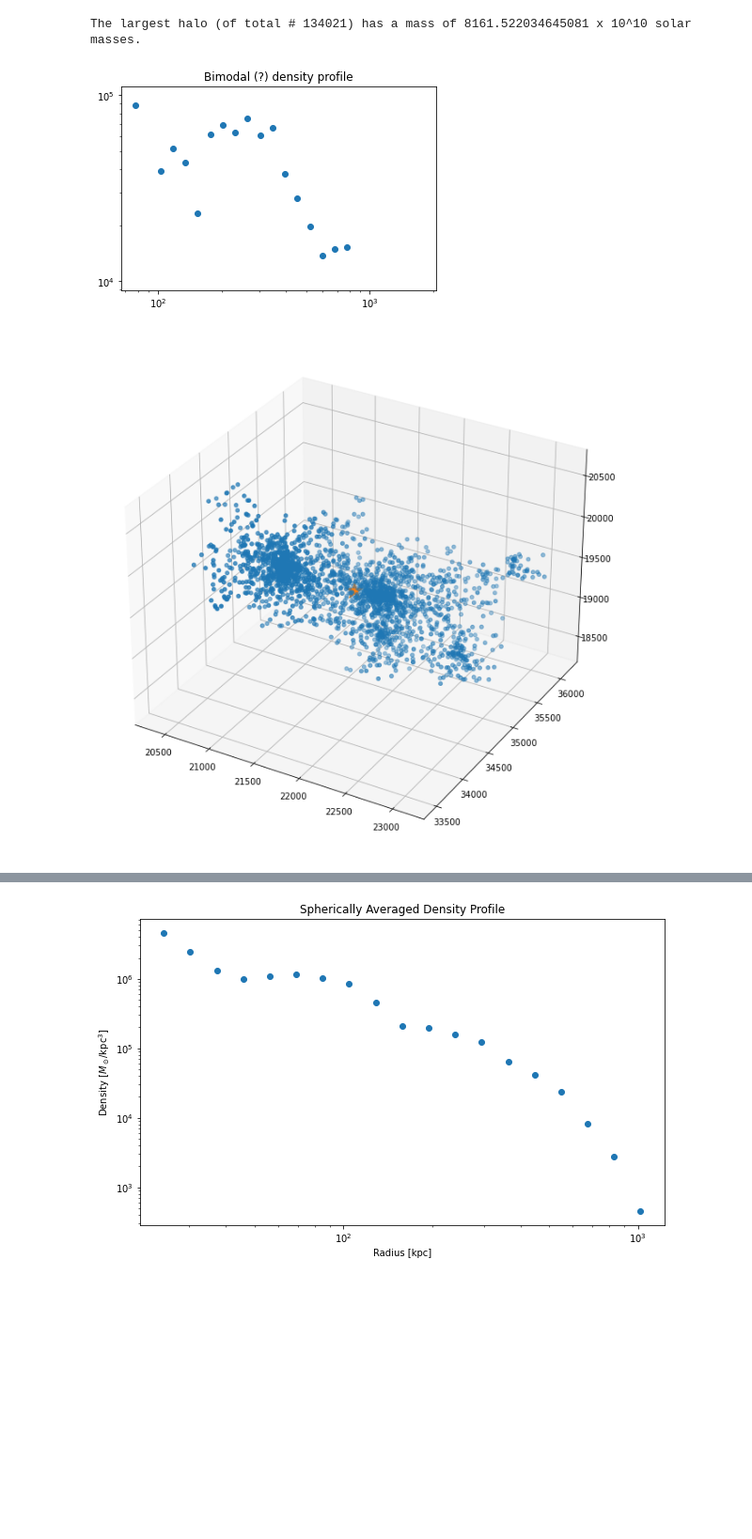
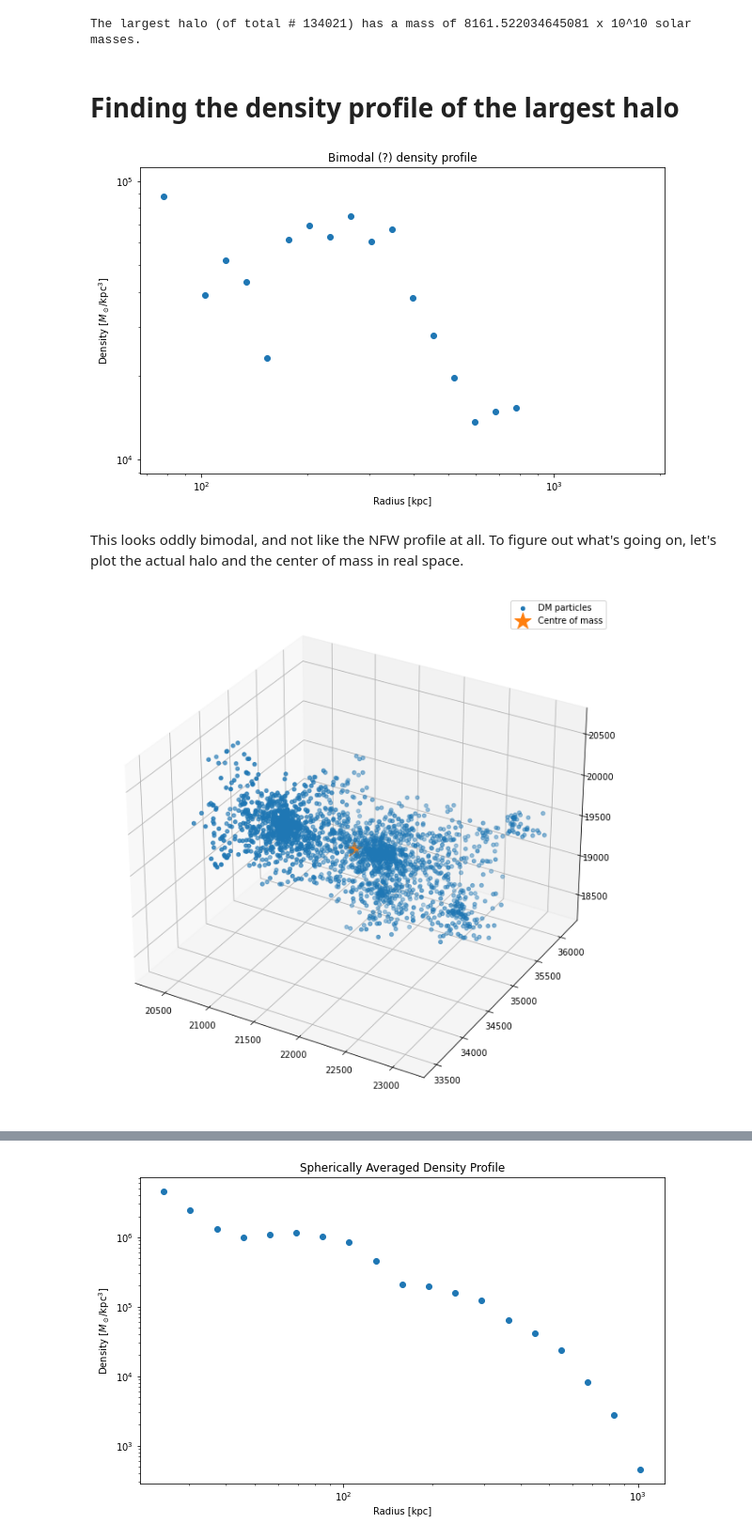
Before and after one commit to EthanMarx/astro_numerical_project, a Jupyter notebook: analysis.ipynb, the cells around one changed output, grey strips where cells are left out. Shown at 94% size. Drawn from its saved outputs; the diff is of its cells as text; code cells hidden in the pictures; blank space fills up the shorter version.

```diff
--- a/analysis.ipynb
+++ b/analysis.ipynb
@@ -113,33 +113,41 @@ print(f"The largest halo (of total # {len(groups)}) has a mass of {biggest_halo_
 assert len(set(mass)) == 1
 # %% [output]
 The largest halo (of total # 134021) has a mass of 8161.522034645081 x 10^10 solar masses.
+# %% [markdown]
+# Finding the density profile of the largest halo
 # %%
 largest_group = groups[np.argmax(np.fromiter(sizes.values(), dtype=float))]
 com_largest_halo = np.mean(largest_group, axis=0)
 dists_from_com = [np.linalg.norm(np.array(k) - com_largest_halo) for k in largest_group]
 
 closest_dist, largest_dist = min(dists_from_com), max(dists_from_com)
 bins = np.logspace(np.log10(closest_dist), np.log10(largest_dist), num=25)
 sphere_vols = np.array([(4/3)*np.pi*radius**3 for radius in bins])
 sph_shell_vols = np.diff(sphere_vols)
 cts, bin_edges = np.histogram(dists_from_com, bins=bins)
 assert len(sph_shell_vols) == len(cts)
 y_axis = cts*mass[0]*1e10/sph_shell_vols
 bin_centers = np.array([(bin_edges[i] + bin_edges[i+1])/2 for i in range(len(bin_edges)-1)])
 
+plt.figure(figsize=(10, 6))
 plt.scatter(bin_centers, y_axis)
 plt.title("Bimodal (?) density profile")
 plt.xscale('log')
 plt.yscale('log')
+plt.xlabel("Radius [kpc]");
+plt.ylabel("Density [$M_\odot/\mathrm{kpc}^3$]");
 # %% [output]
-[figure, old version]
+[figure, new version]
+# %% [markdown]
+This looks oddly bimodal, and not like the NFW profile at all. To figure out what's going on, let's plot the actual halo and the center of mass in real space.
 # %%
 # Look to see if the centre of mass is in the right place
 fig = plt.figure(figsize=(17, 11))
 ax = fig.add_subplot(111, projection='3d')
-ax.scatter(largest_group[:,0], largest_group[:,1], largest_group[:,2],marker='.', s=75)
-ax.scatter(com_largest_halo[0], com_largest_halo[1], com_largest_halo[2], marker='*', s=400)
+ax.scatter(largest_group[:,0], largest_group[:,1], largest_group[:,2],marker='.', s=75, label='DM particles')
+ax.scatter(com_largest_halo[0], com_largest_halo[1], com_largest_halo[2], marker='*', s=400, label='Centre of mass')
+plt.legend();
 plt.show()
 # %% [output]
-[figure, old version]
+[figure, new version]
 # %% [markdown]
```
Also changed, not shown: parts of 8 cells of this notebook.
